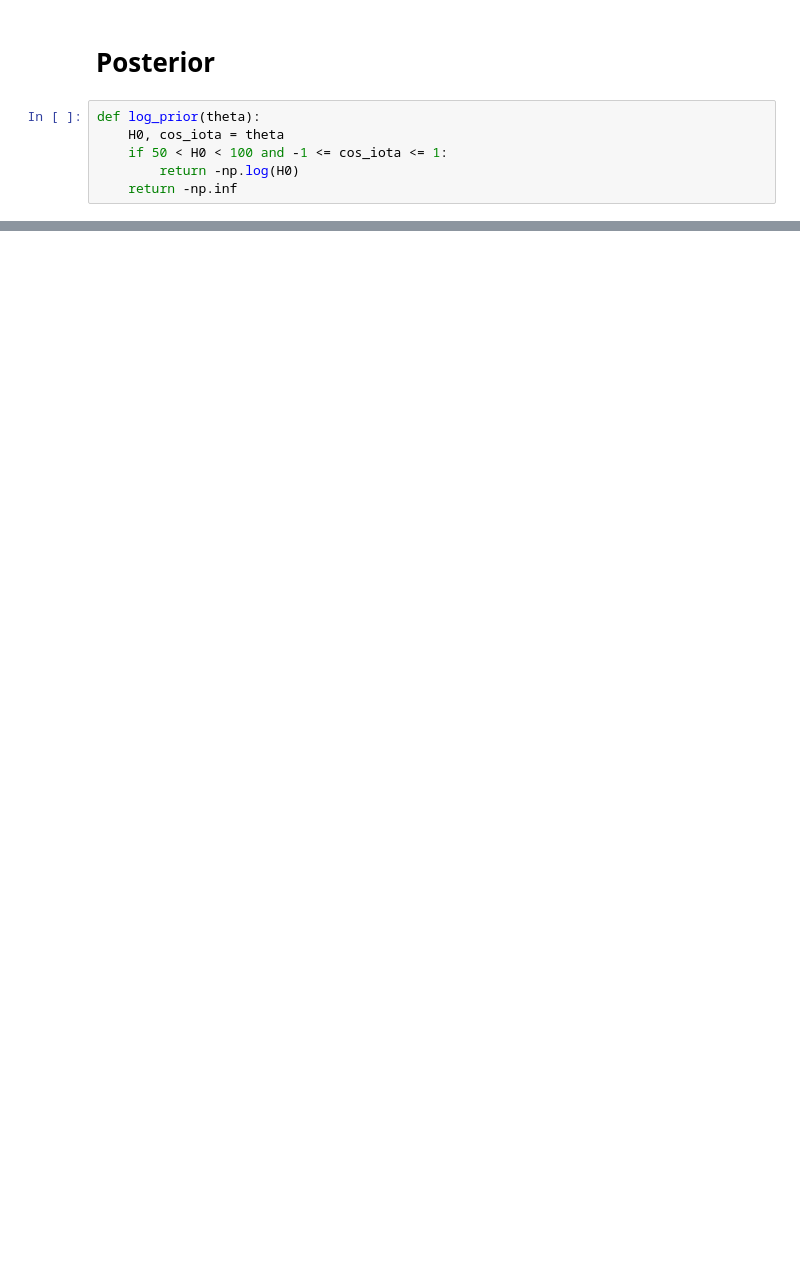
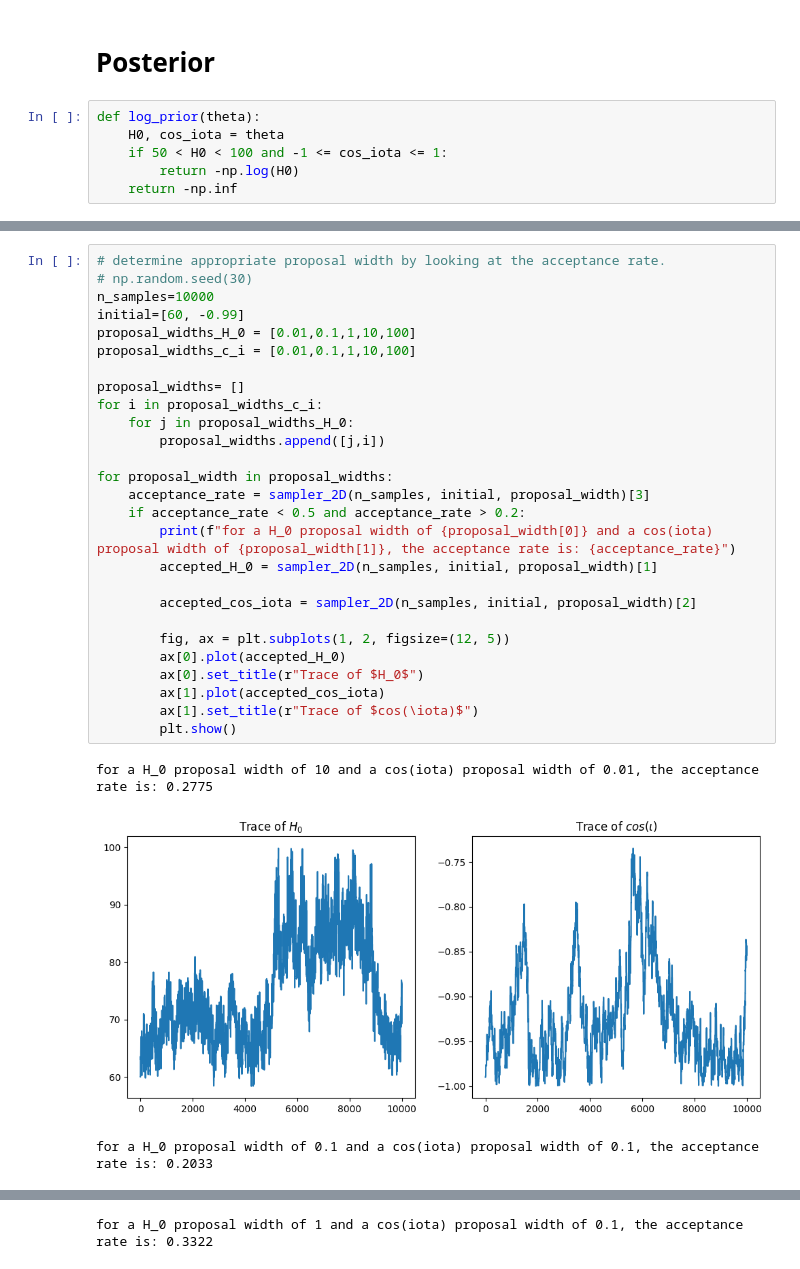
Before and after one commit to mjpineda-rug/GW1_H0_Sirens, a Jupyter notebook: GW_code.ipynb, the cells around one changed output, grey strips where cells are left out. Drawn from its saved outputs; the diff is of its cells as text; blank space fills up the shorter version.

```diff
--- a/GW_code.ipynb
+++ b/GW_code.ipynb
@@ -196,0 +223,31 @@ def sampler_2D(
+# %%
+# determine appropriate proposal width by looking at the acceptance rate.
+# np.random.seed(30)
+n_samples=10000
+initial=[60, -0.99]
+proposal_widths_H_0 = [0.01,0.1,1,10,100]
+proposal_widths_c_i = [0.01,0.1,1,10,100]
+
+proposal_widths= []
+for i in proposal_widths_c_i:
+    for j in proposal_widths_H_0:
+        proposal_widths.append([j,i])
+
+for proposal_width in proposal_widths:
+    acceptance_rate = sampler_2D(n_samples, initial, proposal_width)[3]
+    if acceptance_rate < 0.5 and acceptance_rate > 0.2:
+        print(f"for a H_0 proposal width of {proposal_width[0]} and a cos(iota) proposal width of {proposal_width[1]}, the acceptance rate is: {acceptance_rate}")
+        accepted_H_0 = sampler_2D(n_samples, initial, proposal_width)[1]
+
+        accepted_cos_iota = sampler_2D(n_samples, initial, proposal_width)[2]
+
+        fig, ax = plt.subplots(1, 2, figsize=(12, 5))
+        ax[0].plot(accepted_H_0)
+        ax[0].set_title(r"Trace of $H_0$")
+        ax[1].plot(accepted_cos_iota)
+        ax[1].set_title(r"Trace of $cos(\iota)$")
+        plt.show()
+# %% [output]
+for a H_0 proposal width of 10 and a cos(iota) proposal width of 0.01, the acceptance rate is: 0.2775
+[figure, added]
+for a H_0 proposal width of 0.1 and a cos(iota) proposal width of 0.1, the acceptance rate is: 0.2033
@@ -196,0 +255 @@ def sampler_2D(
+for a H_0 proposal width of 1 and a cos(iota) proposal width of 0.1, the acceptance rate is: 0.3322
```
Also changed, not shown: parts of 8 cells of this notebook.
